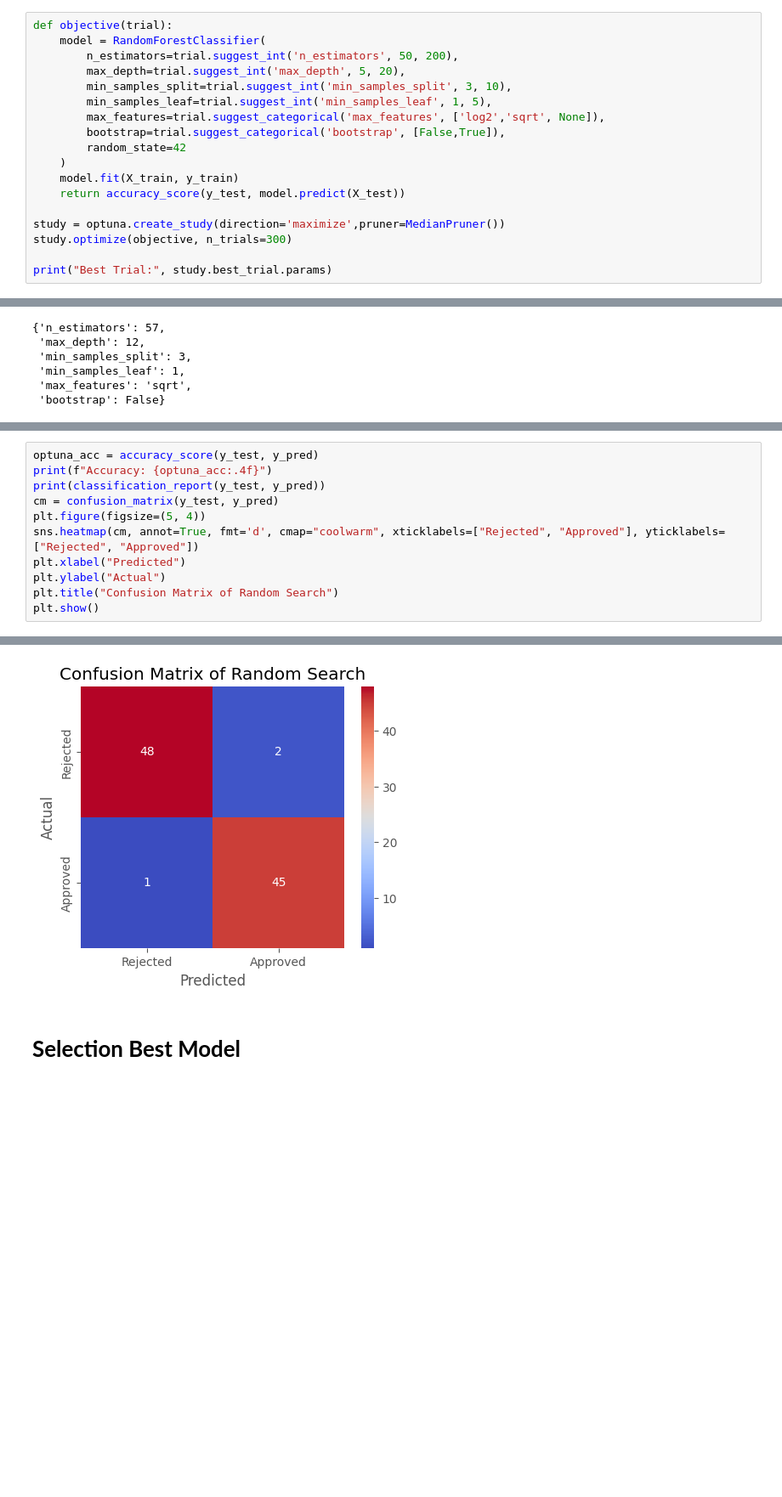
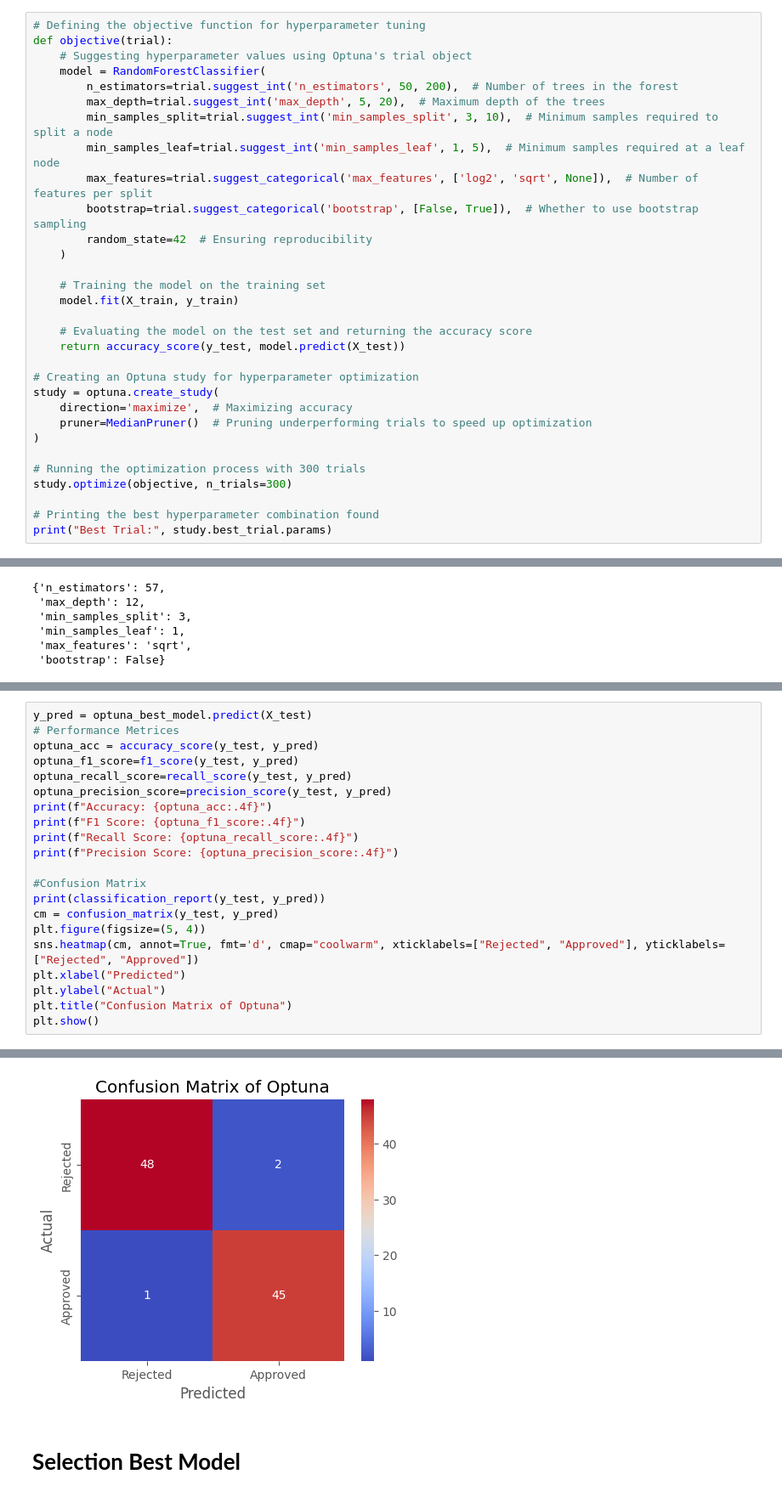
Before and after one commit to aliirshad3098/InternIntelligence_HyperParameterTuningProject, a Jupyter notebook: HyperParameterTuningProject.ipynb, the cells around one changed output, grey strips where cells are left out. Shown at 85% size. Drawn from its saved outputs; the diff is of its cells as text; blank space fills up the shorter version.

```diff
--- a/HyperParameterTuningProject.ipynb
+++ b/HyperParameterTuningProject.ipynb
@@ -517,22 +592,35 @@ weighted avg       0.91      0.91      0.91        96
 # %% [markdown]
 # **Hyperparameter Tuning with Optuna**
 # %%
+# Defining the objective function for hyperparameter tuning
 def objective(trial):
+    # Suggesting hyperparameter values using Optuna's trial object
     model = RandomForestClassifier(
-        n_estimators=trial.suggest_int('n_estimators', 50, 200),
-        max_depth=trial.suggest_int('max_depth', 5, 20),
-        min_samples_split=trial.suggest_int('min_samples_split', 3, 10),
-        min_samples_leaf=trial.suggest_int('min_samples_leaf', 1, 5),
-        max_features=trial.suggest_categorical('max_features', ['log2','sqrt', None]),
-        bootstrap=trial.suggest_categorical('bootstrap', [False,True]),
-        random_state=42
+        n_estimators=trial.suggest_int('n_estimators', 50, 200),  # Number of trees in the forest
+        max_depth=trial.suggest_int('max_depth', 5, 20),  # Maximum depth of the trees
+        min_samples_split=trial.suggest_int('min_samples_split', 3, 10),  # Minimum samples required to split a node
+        min_samples_leaf=trial.suggest_int('min_samples_leaf', 1, 5),  # Minimum samples required at a leaf node
+        max_features=trial.suggest_categorical('max_features', ['log2', 'sqrt', None]),  # Number of features per split
+        bootstrap=trial.suggest_categorical('bootstrap', [False, True]),  # Whether to use bootstrap sampling
+        random_state=42  # Ensuring reproducibility
     )
+
+    # Training the model on the training set
     model.fit(X_train, y_train)
+
+    # Evaluating the model on the test set and returning the accuracy score
     return accuracy_score(y_test, model.predict(X_test))
 
-study = optuna.create_study(direction='maximize',pruner=MedianPruner())
+# Creating an Optuna study for hyperparameter optimization
+study = optuna.create_study(
+    direction='maximize',  # Maximizing accuracy
+    pruner=MedianPruner()  # Pruning underperforming trials to speed up optimization
+)
+
+# Running the optimization process with 300 trials
 study.optimize(objective, n_trials=300)
 
+# Printing the best hyperparameter combination found
 print("Best Trial:", study.best_trial.params)
 # %% [output]
 [I 2025-02-19 16:42:43,270] A new study created in memory with name: no-name-01636072-5b04-4398-b60e-d07edff747be
@@ -585,13 +678,23 @@ y_pred = optuna_best_model.predict(X_test)
 # %%
+y_pred = optuna_best_model.predict(X_test)
+# Performance Metrices
 optuna_acc = accuracy_score(y_test, y_pred)
+optuna_f1_score=f1_score(y_test, y_pred)
+optuna_recall_score=recall_score(y_test, y_pred)
+optuna_precision_score=precision_score(y_test, y_pred)
 print(f"Accuracy: {optuna_acc:.4f}")
+print(f"F1 Score: {optuna_f1_score:.4f}")
+print(f"Recall Score: {optuna_recall_score:.4f}")
+print(f"Precision Score: {optuna_precision_score:.4f}")
+
+#Confusion Matrix
 print(classification_report(y_test, y_pred))
 cm = confusion_matrix(y_test, y_pred)
 plt.figure(figsize=(5, 4))
 sns.heatmap(cm, annot=True, fmt='d', cmap="coolwarm", xticklabels=["Rejected", "Approved"], yticklabels=["Rejected", "Approved"])
 plt.xlabel("Predicted")
 plt.ylabel("Actual")
-plt.title("Confusion Matrix of Random Search")
+plt.title("Confusion Matrix of Optuna")
 plt.show()
 # %% [output]
 Accuracy: 0.9688
@@ -598,12 +704,12 @@ Accuracy: 0.9688
               precision    recall  f1-score   support
 
            0       0.98      0.96      0.97        50
            1       0.96      0.98      0.97        46
 
     accuracy                           0.97        96
    macro avg       0.97      0.97      0.97        96
 weighted avg       0.97      0.97      0.97        96
-[figure, old version]
+[figure, new version]
 # %% [markdown]
 # **Selection Best Model**
 # %%
```
Also changed, not shown: parts of 29 cells of this notebook.
